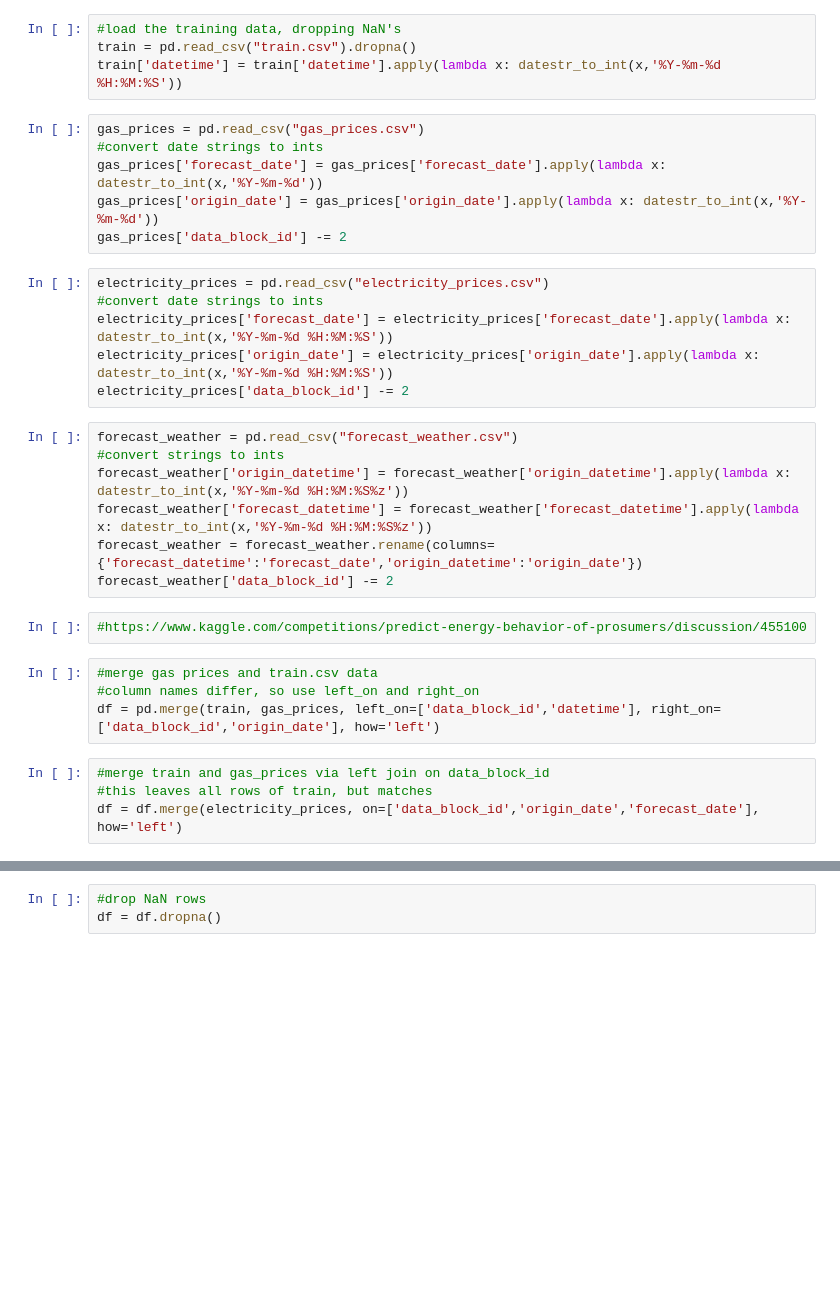
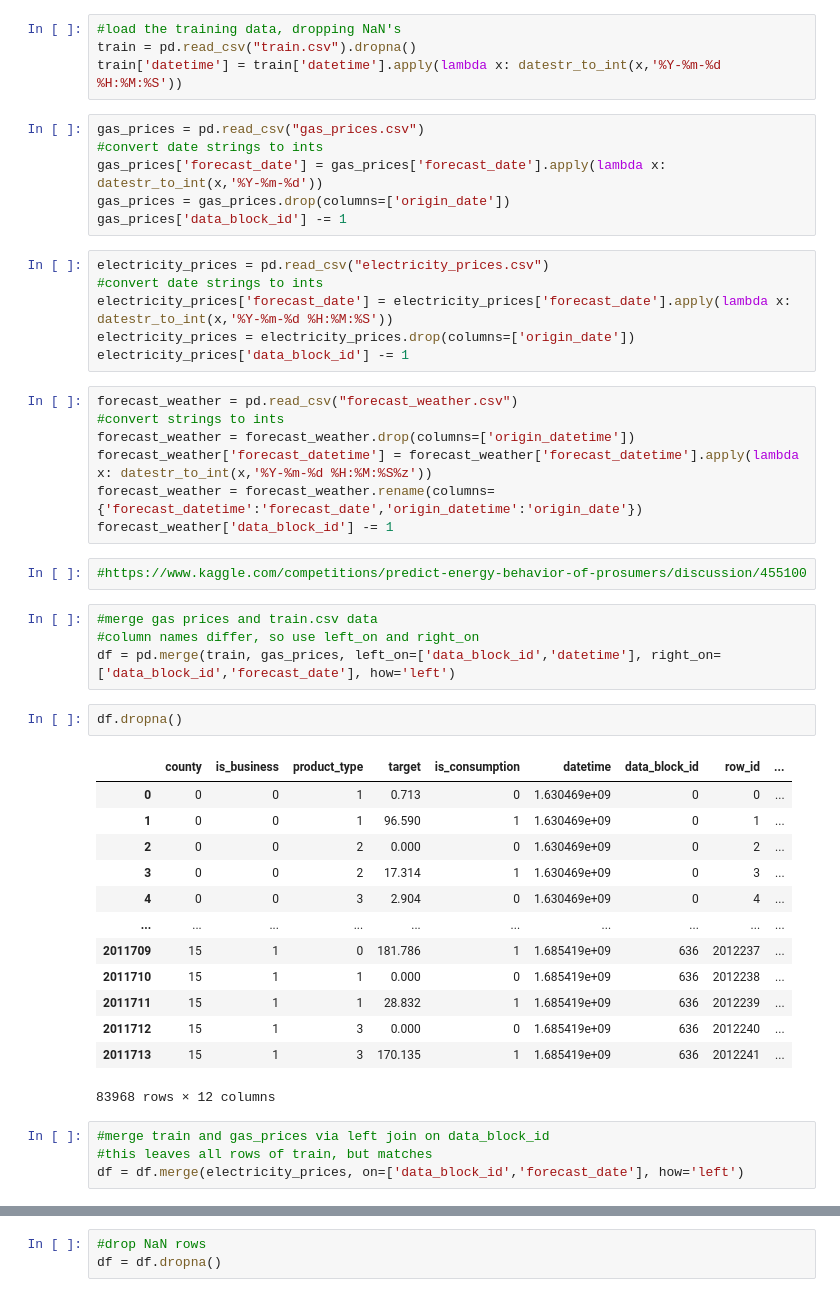
Before and after one commit to jacksonwalters/enefit-kaggle, a Jupyter notebook: merge_data_train_linear_and_random_forest_regressor.ipynb, the cells around one changed output, grey strips where cells are left out. Cells and saved outputs as stored; diff of their text form; blank space fills up the shorter version.

```diff
--- a/merge_data_train_linear_and_random_forest_regressor.ipynb
+++ b/merge_data_train_linear_and_random_forest_regressor.ipynb
@@ -26,31 +30,47 @@ train['datetime'] = train['datetime'].apply(lambda x: datestr_to_int(x,'%Y-%m-%d
 gas_prices = pd.read_csv("gas_prices.csv")
 #convert date strings to ints
 gas_prices['forecast_date'] = gas_prices['forecast_date'].apply(lambda x: datestr_to_int(x,'%Y-%m-%d'))
-gas_prices['origin_date'] = gas_prices['origin_date'].apply(lambda x: datestr_to_int(x,'%Y-%m-%d'))
-gas_prices['data_block_id'] -= 2
+gas_prices = gas_prices.drop(columns=['origin_date'])
+gas_prices['data_block_id'] -= 1
 # %%
 electricity_prices = pd.read_csv("electricity_prices.csv")
 #convert date strings to ints
 electricity_prices['forecast_date'] = electricity_prices['forecast_date'].apply(lambda x: datestr_to_int(x,'%Y-%m-%d %H:%M:%S'))
-electricity_prices['origin_date'] = electricity_prices['origin_date'].apply(lambda x: datestr_to_int(x,'%Y-%m-%d %H:%M:%S'))
-electricity_prices['data_block_id'] -= 2
+electricity_prices = electricity_prices.drop(columns=['origin_date'])
+electricity_prices['data_block_id'] -= 1
 # %%
 forecast_weather = pd.read_csv("forecast_weather.csv")
 #convert strings to ints
-forecast_weather['origin_datetime'] = forecast_weather['origin_datetime'].apply(lambda x: datestr_to_int(x,'%Y-%m-%d %H:%M:%S%z'))
+forecast_weather = forecast_weather.drop(columns=['origin_datetime'])
 forecast_weather['forecast_datetime'] = forecast_weather['forecast_datetime'].apply(lambda x: datestr_to_int(x,'%Y-%m-%d %H:%M:%S%z'))
 forecast_weather = forecast_weather.rename(columns={'forecast_datetime':'forecast_date','origin_datetime':'origin_date'})
-forecast_weather['data_block_id'] -= 2
+forecast_weather['data_block_id'] -= 1
 # %%
 #https://www.kaggle.com/competitions/predict-energy-behavior-of-prosumers/discussion/455100
 # %%
 #merge gas prices and train.csv data
 #column names differ, so use left_on and right_on
-df = pd.merge(train, gas_prices, left_on=['data_block_id','datetime'], right_on=['data_block_id','origin_date'], how='left')
+df = pd.merge(train, gas_prices, left_on=['data_block_id','datetime'], right_on=['data_block_id','forecast_date'], how='left')
+# %%
+df.dropna()
+# %% [output]
+|  | county | is_business | product_type | target | is_consumption | datetime | data_block_id | row_id | ... |
+| 0 | 0 | 0 | 1 | 0.713 | 0 | 1.630469e+09 | 0 | 0 | ... |
+| 1 | 0 | 0 | 1 | 96.590 | 1 | 1.630469e+09 | 0 | 1 | ... |
+| 2 | 0 | 0 | 2 | 0.000 | 0 | 1.630469e+09 | 0 | 2 | ... |
+| 3 | 0 | 0 | 2 | 17.314 | 1 | 1.630469e+09 | 0 | 3 | ... |
+| 4 | 0 | 0 | 3 | 2.904 | 0 | 1.630469e+09 | 0 | 4 | ... |
+| ... | ... | ... | ... | ... | ... | ... | ... | ... | ... |
+| 2011709 | 15 | 1 | 0 | 181.786 | 1 | 1.685419e+09 | 636 | 2012237 | ... |
+| 2011710 | 15 | 1 | 1 | 0.000 | 0 | 1.685419e+09 | 636 | 2012238 | ... |
+| 2011711 | 15 | 1 | 1 | 28.832 | 1 | 1.685419e+09 | 636 | 2012239 | ... |
+| 2011712 | 15 | 1 | 3 | 0.000 | 0 | 1.685419e+09 | 636 | 2012240 | ... |
+| 2011713 | 15 | 1 | 3 | 170.135 | 1 | 1.685419e+09 | 636 | 2012241 | ... |
+83968 rows × 12 columns
 # %%
 #merge train and gas_prices via left join on data_block_id
 #this leaves all rows of train, but matches
-df = df.merge(electricity_prices, on=['data_block_id','origin_date','forecast_date'], how='left')
+df = df.merge(electricity_prices, on=['data_block_id','forecast_date'], how='left')
 # %%
 df.dropna()
 # %% [output]
```
Also changed, not shown: parts of 6 cells of this notebook, 1 other file.
